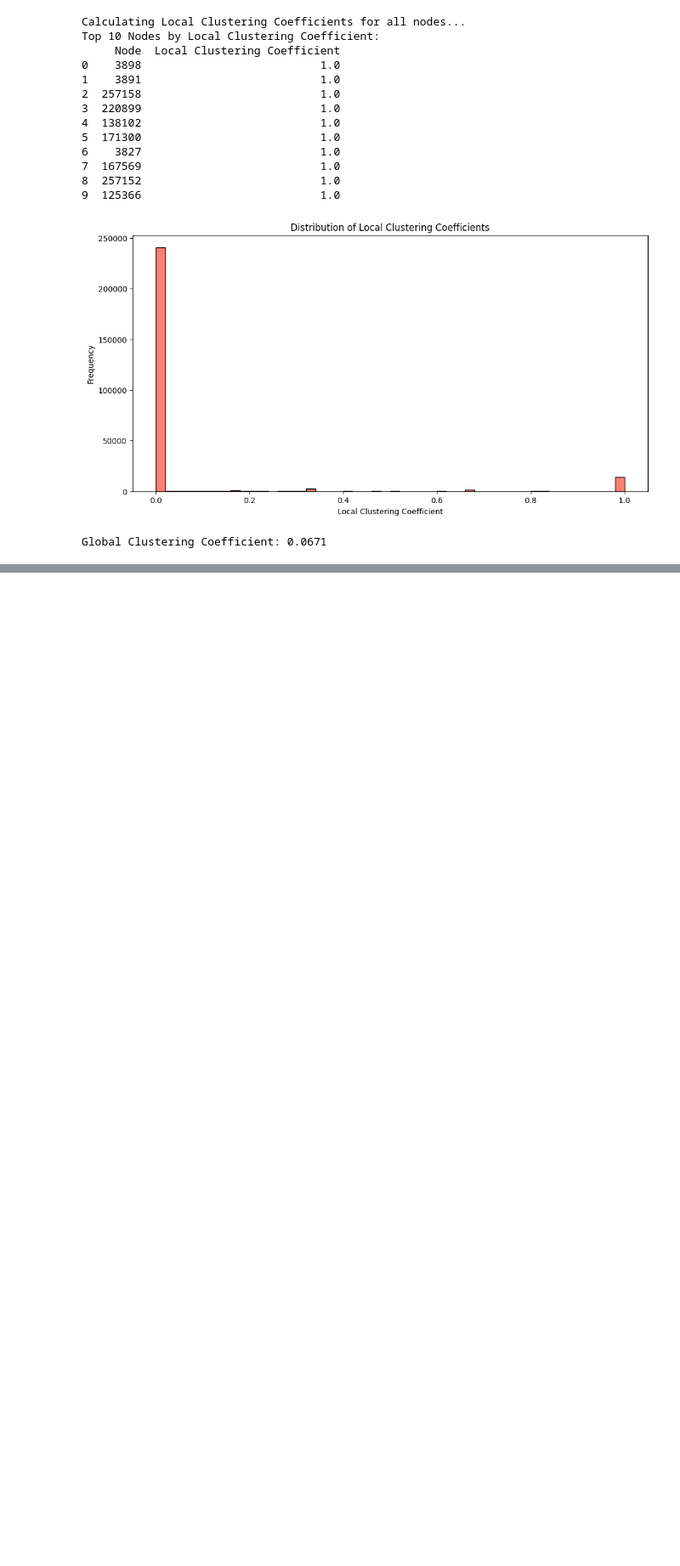
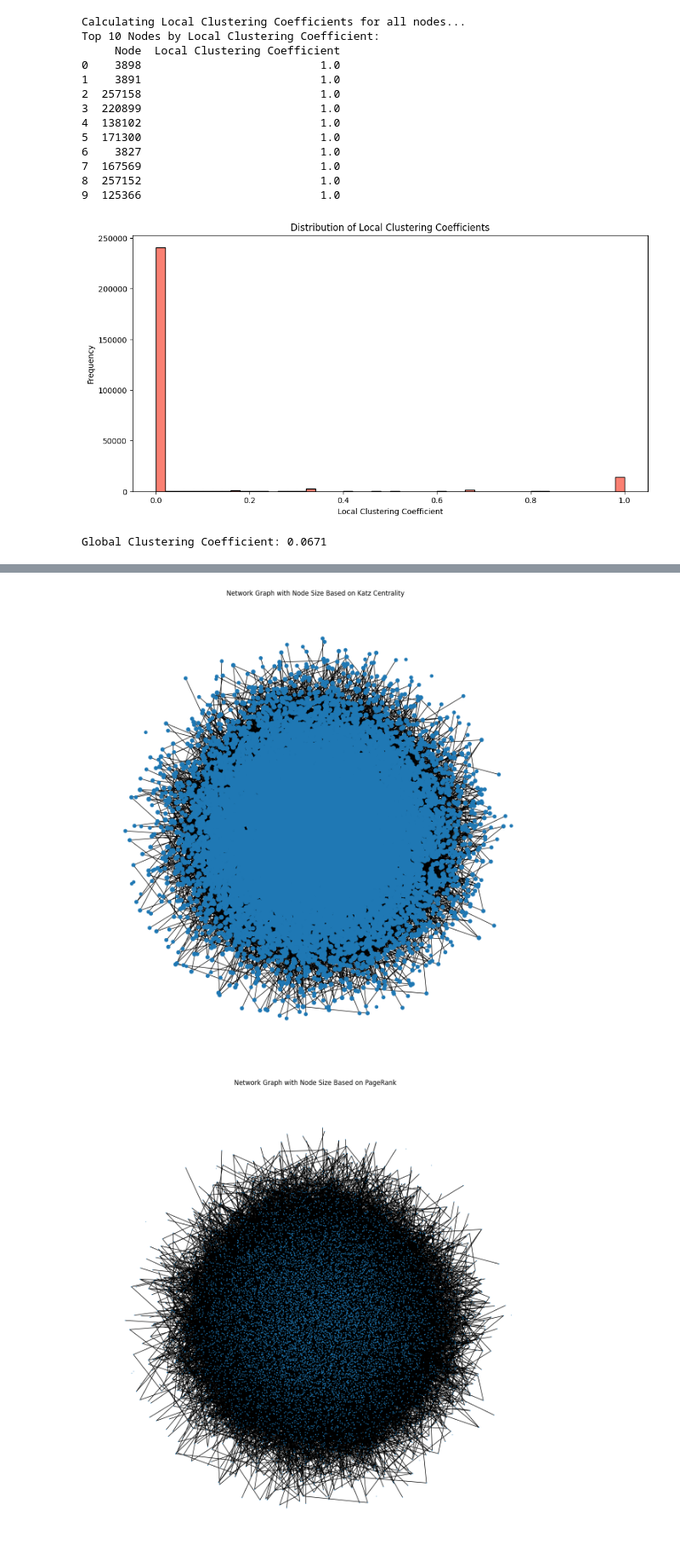
Before and after one commit to Zburgers/SNA-Project, a Jupyter notebook: SNA 1.ipynb, the cells around one changed output, grey strips where cells are left out. Shown at 85% size. Saved outputs shown, nothing was run; the diff lists cells and outputs as text; code cells hidden in the pictures; blank space fills up the shorter version.

```diff
--- a/SNA 1.ipynb
+++ b/SNA 1.ipynb
@@ -148,0 +263,66 @@ Global Clustering Coefficient: 0.0671
+# %%
+import networkx as nx
+import matplotlib.pyplot as plt
+import random
+
+# Generate a random graph with 10,000 nodes
+G = nx.gnm_random_graph(10000, 30000)
+
+# Convert NodeView to list and sample 10,000 nodes randomly
+sampled_nodes = random.sample(list(G.nodes()), 10000)
+sampled_graph = G.subgraph(sampled_nodes)
+
+# Calculate Katz centrality
+katz_centrality = nx.katz_centrality(sampled_graph, alpha=0.1, beta=1.0)
+
+# Calculate PageRank
+page_rank = nx.pagerank(sampled_graph)
+
+# Draw the network graph with node size based on Katz centrality
+plt.figure(figsize=(12, 12))
+pos = nx.spring_layout(sampled_graph, k=0.1)  # Adjust k for better spacing
+node_size = [v * 10000 for v in katz_centrality.values()]
+nx.draw(sampled_graph, pos, node_size=node_size, with_labels=False)
+plt.title("Network Graph with Node Size Based on Katz Centrality")
+plt.show()
+
+# Draw the network graph with node size based on PageRank
+plt.figure(figsize=(12, 12))
+node_size = [v * 10000 for v in page_rank.values()]
+nx.draw(sampled_graph, pos, node_size=node_size, with_labels=False)
+plt.title("Network Graph with Node Size Based on PageRank")
+plt.show()
+
+# Generate degree distribution for the bar graph
+degrees = [G.degree(n) for n in sampled_nodes]
+degree_count = {d: degrees.count(d) for d in set(degrees)}
+
+# Draw the bar graph with logarithmic scale
+plt.figure(figsize=(10, 6))
+plt.bar(degree_count.keys(), degree_count.values())
+plt.yscale('log')
+plt.title("Degree Distribution of Sampled Nodes (Log Scale)")
+plt.xlabel("Degree")
+plt.ylabel("Frequency (Log Scale)")
+plt.show()
+
+# Draw the bar graph for Katz centrality
+plt.figure(figsize=(10, 6))
+plt.hist(katz_centrality.values(), bins=50)
+plt.yscale('log')
+plt.title("Katz Centrality Distribution (Log Scale)")
+plt.xlabel("Katz Centrality")
+plt.ylabel("Frequency (Log Scale)")
+plt.show()
+
+# Draw the bar graph for PageRank
+plt.figure(figsize=(10, 6))
+plt.hist(page_rank.values(), bins=50)
+plt.yscale('log')
+plt.title("PageRank Distribution (Log Scale)")
+plt.xlabel("PageRank")
+plt.ylabel("Frequency (Log Scale)")
+plt.show()
+# %% [output]
+[figure, added]
+[figure, added]
```
Also changed, not shown: parts of 6 cells of this notebook, 2 other files.
